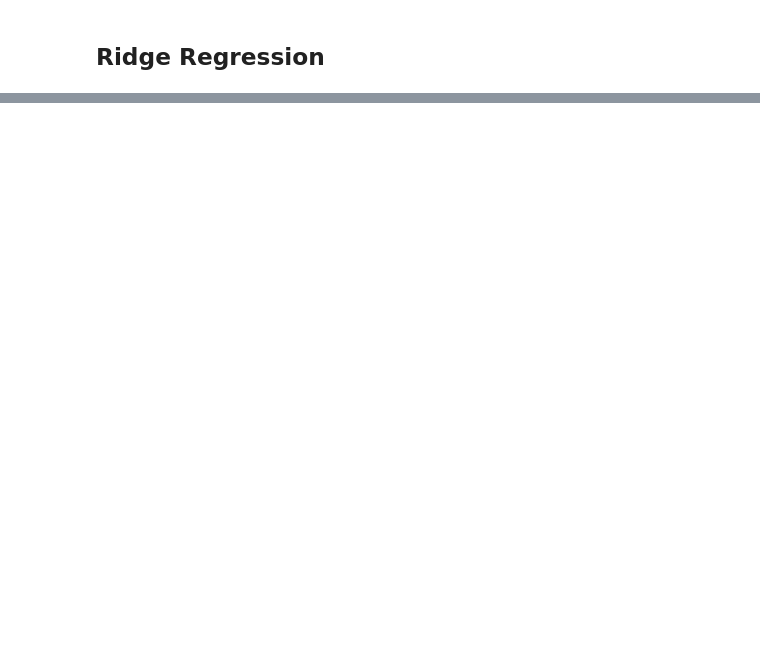
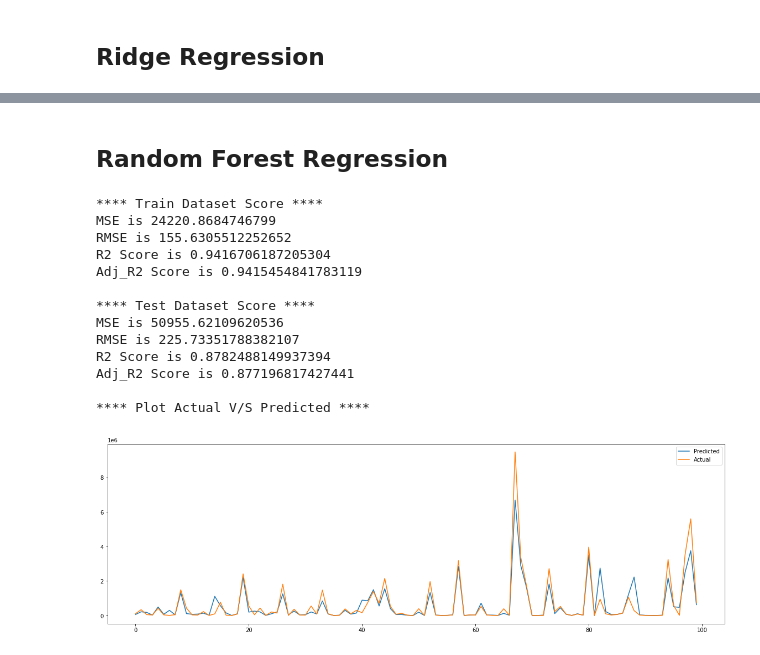
Before and after one commit to solankinitin1210/Capstone-Project-Bike-Sharing-Demand-Prediction, a Jupyter notebook: Bike_Sharing_Demand_Prediction_Capstone_Project.ipynb, the cells around one changed output, grey strips where cells are left out. Cells and saved outputs as stored; diff of their text form; code cells hidden in the pictures; blank space fills up the shorter version.

```diff
--- a/Bike_Sharing_Demand_Prediction_Capstone_Project.ipynb
+++ b/Bike_Sharing_Demand_Prediction_Capstone_Project.ipynb
@@ -712,0 +755,36 @@ Score_Table['L2_Model']={'MSE':MSE,'RMSE':RMSE,'R2':R2}
+# %% [markdown]
+## **Random Forest Regression**
+# %%
+#setting the parameters of the lasso model
+parameters = {'criterion':['mse'],'min_samples_leaf':[5,7,10]}
+Random_forest=GridSearchCV(RandomForestRegressor(),param_grid=parameters)
+
+# Fit dataset to our model
+Random_forest.fit(X_train,Y_train)
+
+# Get predected values of target varible for train data
+y_train_pred = Random_forest.predict(X_train)
+
+# Get predected values of target varible for test data
+y_test_pred = Random_forest.predict(x_test)
+
+# Get score for trained and test dataset
+MSE,RMSE,R2,Adj_R2=get_metrics(Y_train,y_train_pred,y_test,y_test_pred)
+
+#Append Data to score table
+Score_Table['Random Forest']={'MSE':MSE,'RMSE':RMSE,'R2':R2,'Adj_R2':Adj_R2}
+# %% [output]
+**** Train Dataset Score ****
+MSE is 24220.8684746799
+RMSE is 155.6305512252652
+R2 Score is 0.9416706187205304
+Adj_R2 Score is 0.9415454841783119
+
+**** Test Dataset Score ****
+MSE is 50955.62109620536
+RMSE is 225.73351788382107
+R2 Score is 0.8782488149937394
+Adj_R2 Score is 0.877196817427441
+
+**** Plot Actual V/S Predicted ****
+[figure, added]
```
Also changed, not shown: parts of 38 cells of this notebook.
